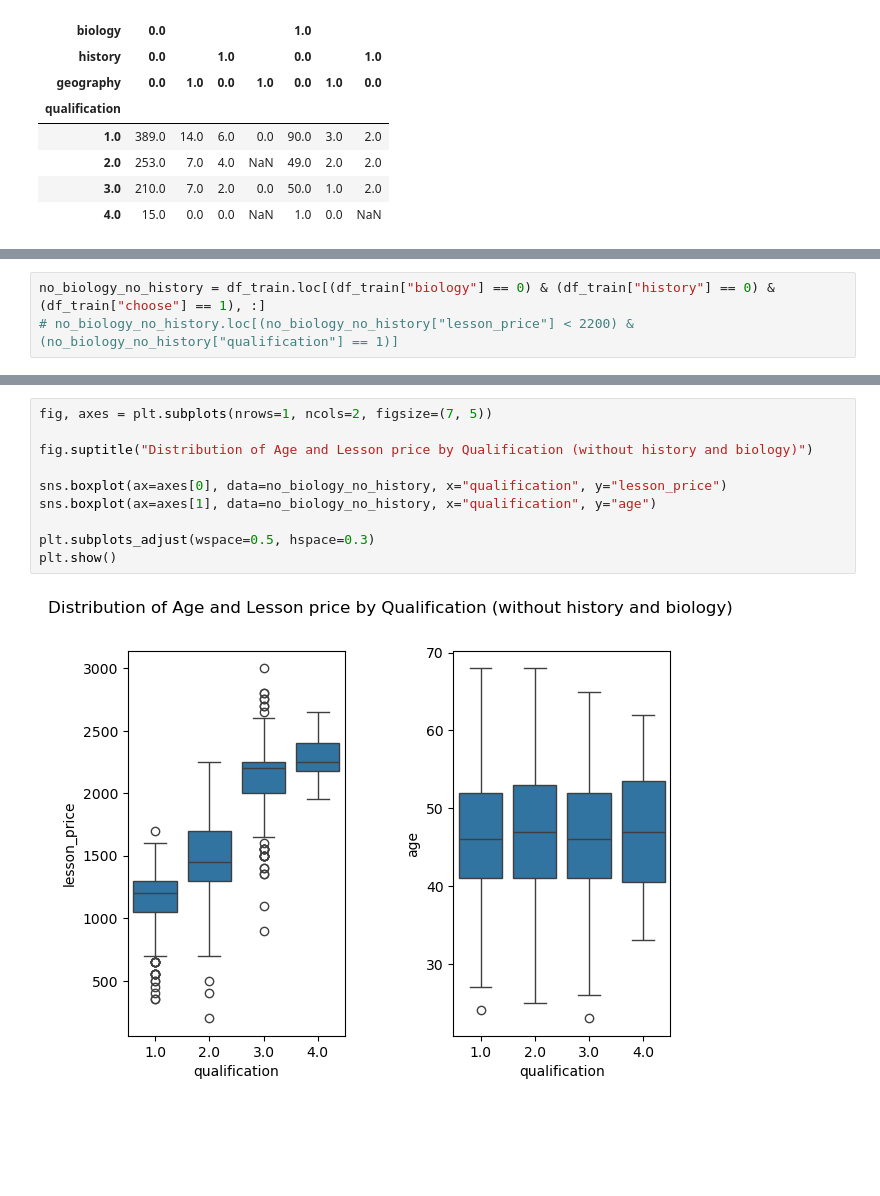
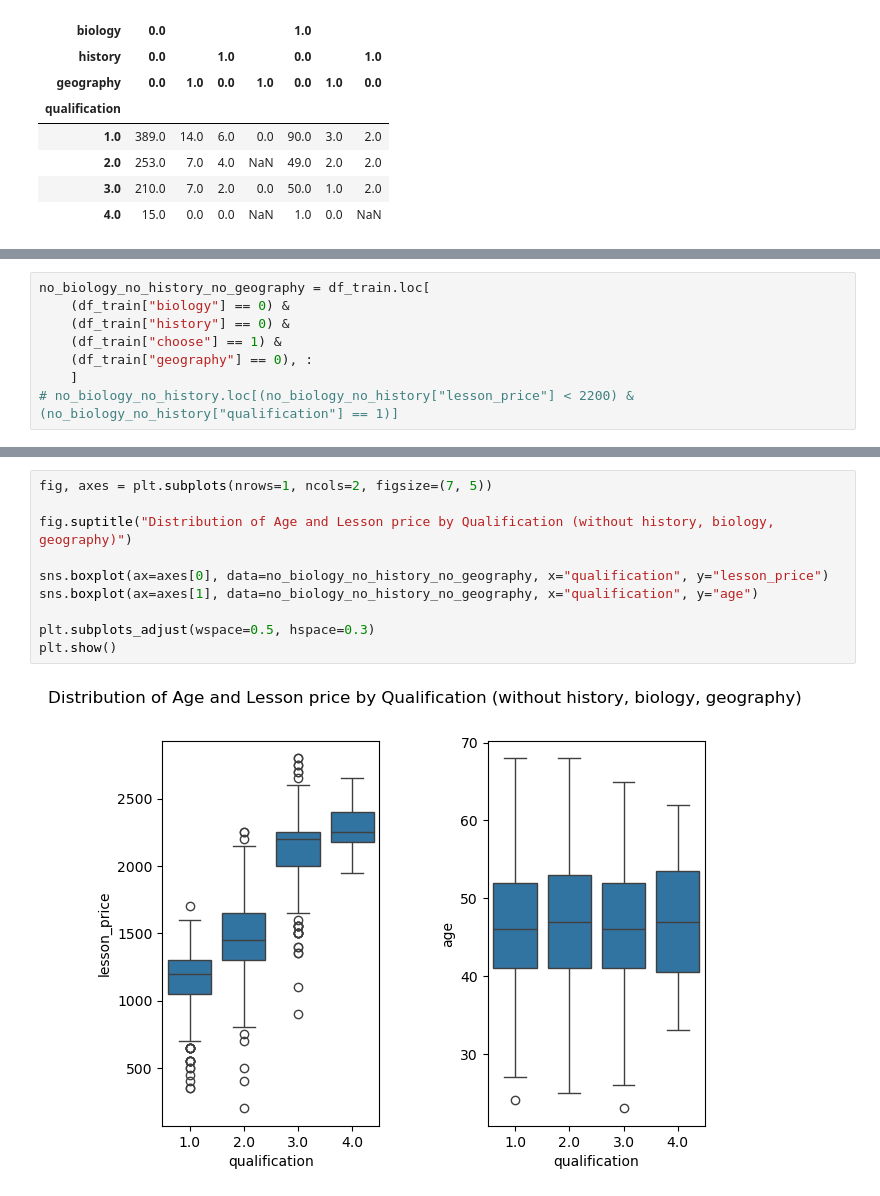
Before and after one commit to SpaceMakerc/tutor_prediction, a Jupyter notebook: predict_model_v1.ipynb, the cells around one changed output, grey strips where cells are left out. Drawn from its saved outputs; the diff is of its cells as text; blank space fills up the shorter version.

Commit message:
Finished with base analysis. Described joinplot chart, made some outcomes about categorical variables. Started to write Baseline model

```diff
--- a/predict_model_v1.ipynb
+++ b/predict_model_v1.ipynb
@@ -410,3 +396,8 @@ But should take into account that this information does not include information
 # %%
-no_biology_no_history = df_train.loc[(df_train["biology"] == 0) & (df_train["history"] == 0) & (df_train["choose"] == 1), :]
+no_biology_no_history_no_geography = df_train.loc[
+    (df_train["biology"] == 0) &
+    (df_train["history"] == 0) &
+    (df_train["choose"] == 1) &
+    (df_train["geography"] == 0), :
+    ]
 # no_biology_no_history.loc[(no_biology_no_history["lesson_price"] < 2200) & (no_biology_no_history["qualification"] == 1)]
@@ -427,12 +404,12 @@ no_biology_no_history = df_train.loc[(df_train["biology"] == 0) & (df_train["his
 # %%
 fig, axes = plt.subplots(nrows=1, ncols=2, figsize=(7, 5))
 
-fig.suptitle("Distribution of Age and Lesson price by Qualification (without history and biology)")
+fig.suptitle("Distribution of Age and Lesson price by Qualification (without history, biology, geography)")
 
-sns.boxplot(ax=axes[0], data=no_biology_no_history, x="qualification", y="lesson_price")
-sns.boxplot(ax=axes[1], data=no_biology_no_history, x="qualification", y="age")
+sns.boxplot(ax=axes[0], data=no_biology_no_history_no_geography, x="qualification", y="lesson_price")
+sns.boxplot(ax=axes[1], data=no_biology_no_history_no_geography, x="qualification", y="age")
 
 plt.subplots_adjust(wspace=0.5, hspace=0.3)
 plt.show()
 # %% [output]
-[figure, old version]
+[figure, new version]
```
Also changed, not shown: parts of 33 cells of this notebook.
